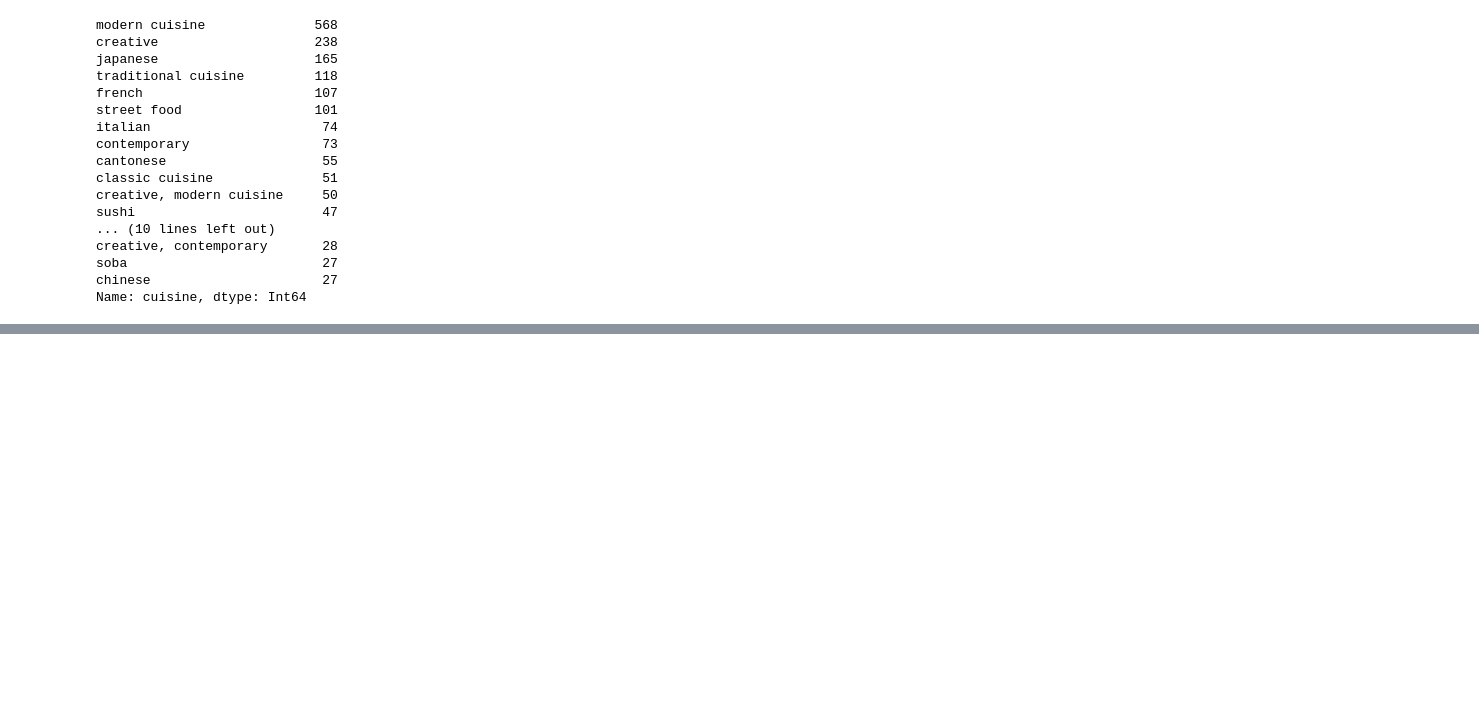
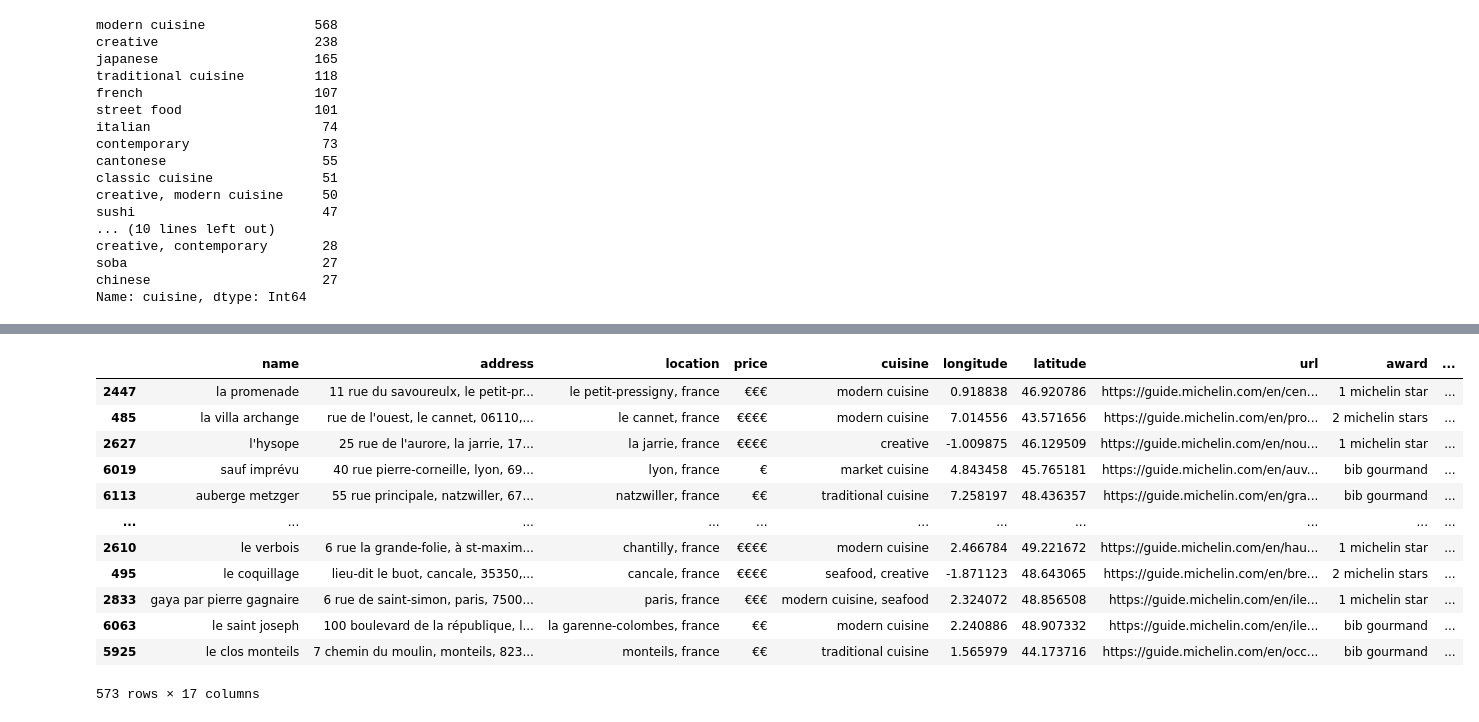
Before and after one commit to CodeupGourmands/Michelin_NLP_Capstone, a Jupyter notebook: cristina_notebook.ipynb, the cells around one changed output, grey strips where cells are left out. Cells and saved outputs as stored; diff of their text form; code cells hidden in the pictures; blank space fills up the shorter version.

```diff
--- a/cristina_notebook.ipynb
+++ b/cristina_notebook.ipynb
@@ -437,0 +445,16 @@ Name: cuisine, dtype: Int64
+# %%
+train[train.country == 'france']
+# %% [output]
+|  | name | address | location | price | cuisine | longitude | latitude | url | award | ... |
+| 2447 | la promenade | 11 rue du savoureulx, le petit-pr... | le petit-pressigny, france | €€€ | modern cuisine | 0.918838 | 46.920786 | https://guide.michelin.com/en/cen... | 1 michelin star | ... |
+| 485 | la villa archange | rue de l'ouest, le cannet, 06110,... | le cannet, france | €€€€ | modern cuisine | 7.014556 | 43.571656 | https://guide.michelin.com/en/pro... | 2 michelin stars | ... |
+| 2627 | l'hysope | 25 rue de l'aurore, la jarrie, 17... | la jarrie, france | €€€€ | creative | -1.009875 | 46.129509 | https://guide.michelin.com/en/nou... | 1 michelin star | ... |
+| 6019 | sauf imprévu | 40 rue pierre-corneille, lyon, 69... | lyon, france | € | market cuisine | 4.843458 | 45.765181 | https://guide.michelin.com/en/auv... | bib gourmand | ... |
+| 6113 | auberge metzger | 55 rue principale, natzwiller, 67... | natzwiller, france | €€ | traditional cuisine | 7.258197 | 48.436357 | https://guide.michelin.com/en/gra... | bib gourmand | ... |
+| ... | ... | ... | ... | ... | ... | ... | ... | ... | ... | ... |
+| 2610 | le verbois | 6 rue la grande-folie, à st-maxim... | chantilly, france | €€€€ | modern cuisine | 2.466784 | 49.221672 | https://guide.michelin.com/en/hau... | 1 michelin star | ... |
+| 495 | le coquillage | lieu-dit le buot, cancale, 35350,... | cancale, france | €€€€ | seafood, creative | -1.871123 | 48.643065 | https://guide.michelin.com/en/bre... | 2 michelin stars | ... |
+| 2833 | gaya par pierre gagnaire | 6 rue de saint-simon, paris, 7500... | paris, france | €€€ | modern cuisine, seafood | 2.324072 | 48.856508 | https://guide.michelin.com/en/ile... | 1 michelin star | ... |
+| 6063 | le saint joseph | 100 boulevard de la république, l... | la garenne-colombes, france | €€ | modern cuisine | 2.240886 | 48.907332 | https://guide.michelin.com/en/ile... | bib gourmand | ... |
+| 5925 | le clos monteils | 7 chemin du moulin, monteils, 823... | monteils, france | €€ | traditional cuisine | 1.565979 | 44.173716 | https://guide.michelin.com/en/occ... | bib gourmand | ... |
+573 rows × 17 columns
```
Also changed, not shown: parts of 7 cells of this notebook, 1 other file.
